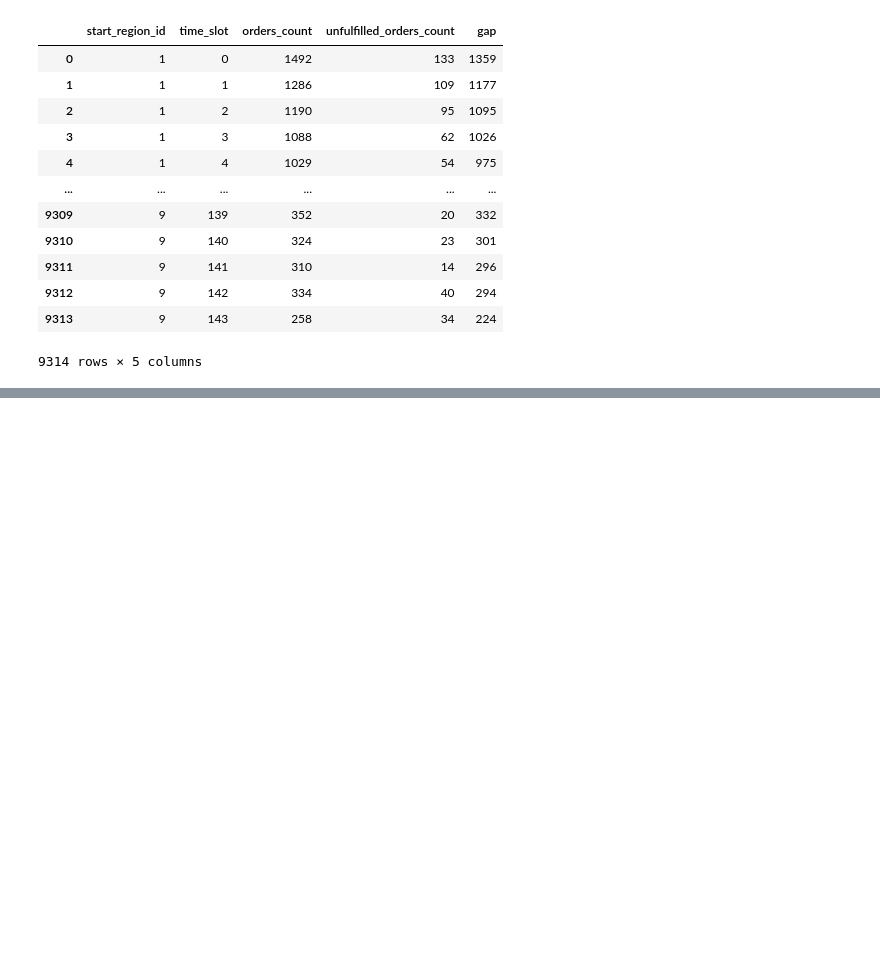
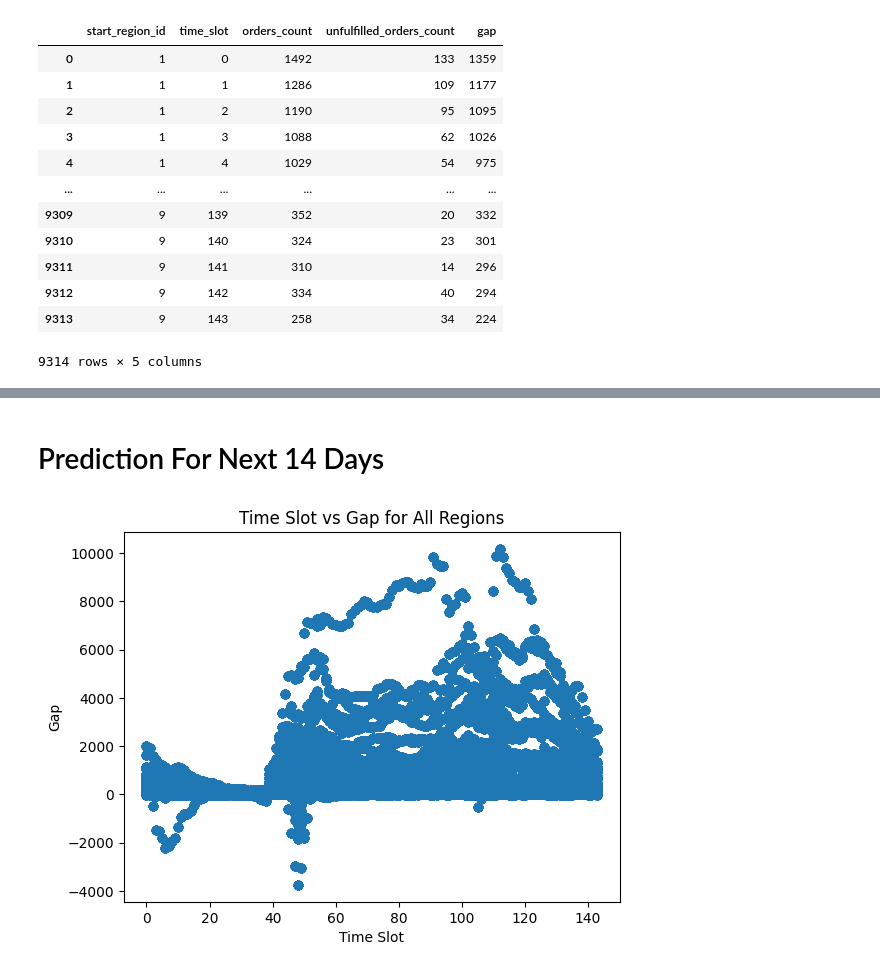
Before and after one commit to huzi0906/RideHailing_SupplyDemand_Prediction, a Jupyter notebook: i211102_i211187_Q.ipynb, the cells around one changed output, grey strips where cells are left out. Cells and saved outputs as stored; diff of their text form; code cells hidden in the pictures; blank space fills up the shorter version.

```diff
--- a/i211102_i211187_Q.ipynb
+++ b/i211102_i211187_Q.ipynb
@@ -186,0 +220,25 @@ plt.show()
+# %% [markdown]
+# Prediction For Next 14 Days
+# %%
+
+n_regions = len(df['start_region_id'].unique())
+n_time_slots = 144  # Number of 10-minute intervals in a day
+
+# Define the number of days for prediction (next two weeks)
+n_days = 14
+
+# Create a DataFrame with all possible combinations of 'start_region_id', 'time_slot' and 'day'
+all_combinations = pd.MultiIndex.from_product([df['start_region_id'].unique(), range(n_time_slots), range(n_days)], names = ["start_region_id", "time_slot", "day"]).to_frame(index = False)
+# Use the trained model to predict the 'gap' for these combinations
+all_combinations["gap"] = model.predict(all_combinations[["start_region_id", "time_slot"]])
+
+all_combinations
+
+# Visualize the prediction
+plt.scatter(all_combinations["time_slot"], all_combinations["gap"])
+plt.xlabel("Time Slot")
+plt.ylabel("Gap")
+plt.title("Time Slot vs Gap for All Regions")
+plt.show()
+# %% [output]
+[figure, added]
```
Also changed, not shown: parts of 15 cells of this notebook.
